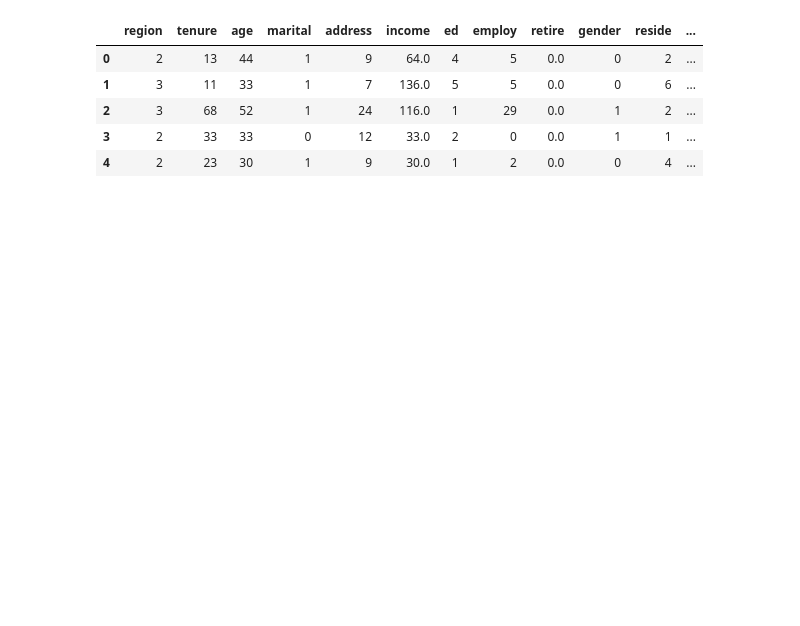
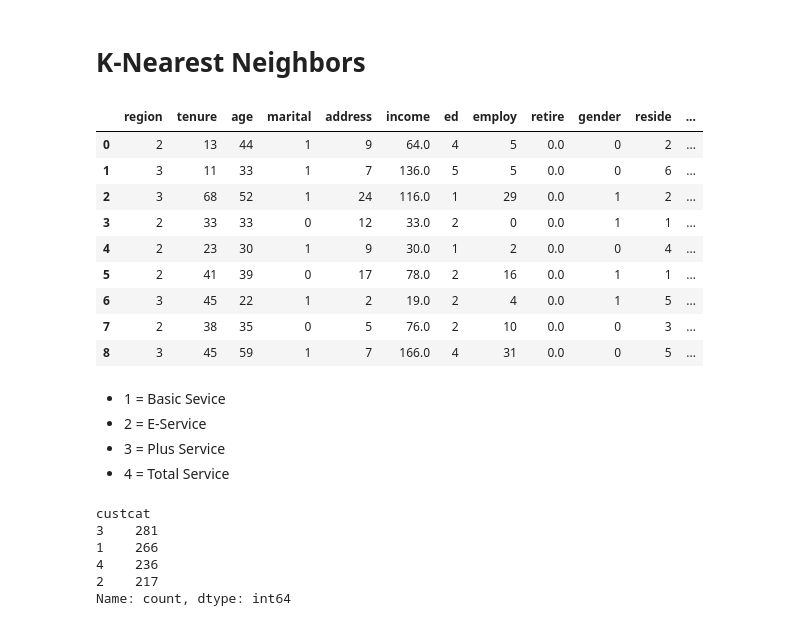
Before and after one commit to Ada-Lovelace-Akademi/data-science, a Jupyter notebook: week-7/7-knn.ipynb, the cells around one changed output. Drawn from its saved outputs; the diff is of its cells as text; code cells hidden in the pictures; blank space fills up the shorter version.

```diff
--- a/week-7/7-knn.ipynb
+++ b/week-7/7-knn.ipynb
@@ -1,3 +1,5 @@
+# %% [markdown]
+# K-Nearest Neighbors
 # %%
 import numpy as np
 import matplotlib.pyplot as plt
@@ -8,11 +11,29 @@ from sklearn import preprocessing
 # %%
 df = pd.read_csv('https://cf-courses-data.s3.us.cloud-object-storage.appdomain.cloud/IBMDeveloperSkillsNetwork-ML0101EN-SkillsNetwork/labs/Module%203/data/teleCust1000t.csv')
 # %%
-df.head()
+df.head(9)
 # %% [output]
 |  | region | tenure | age | marital | address | income | ed | employ | retire | gender | reside | ... |
 | 0 | 2 | 13 | 44 | 1 | 9 | 64.0 | 4 | 5 | 0.0 | 0 | 2 | ... |
 | 1 | 3 | 11 | 33 | 1 | 7 | 136.0 | 5 | 5 | 0.0 | 0 | 6 | ... |
 | 2 | 3 | 68 | 52 | 1 | 24 | 116.0 | 1 | 29 | 0.0 | 1 | 2 | ... |
 | 3 | 2 | 33 | 33 | 0 | 12 | 33.0 | 2 | 0 | 0.0 | 1 | 1 | ... |
 | 4 | 2 | 23 | 30 | 1 | 9 | 30.0 | 1 | 2 | 0.0 | 0 | 4 | ... |
+| 5 | 2 | 41 | 39 | 0 | 17 | 78.0 | 2 | 16 | 0.0 | 1 | 1 | ... |
+| 6 | 3 | 45 | 22 | 1 | 2 | 19.0 | 2 | 4 | 0.0 | 1 | 5 | ... |
+| 7 | 2 | 38 | 35 | 0 | 5 | 76.0 | 2 | 10 | 0.0 | 0 | 3 | ... |
+| 8 | 3 | 45 | 59 | 1 | 7 | 166.0 | 4 | 31 | 0.0 | 0 | 5 | ... |
+# %% [markdown]
+- 1 = Basic Sevice
+- 2 = E-Service
+- 3 = Plus Service
+- 4 = Total Service
+# %%
+df["custcat"].value_counts()
+# %% [output]
+custcat
+3    281
+1    266
+4    236
+2    217
+Name: count, dtype: int64
```
Also changed, not shown: parts of 6 cells of this notebook.
